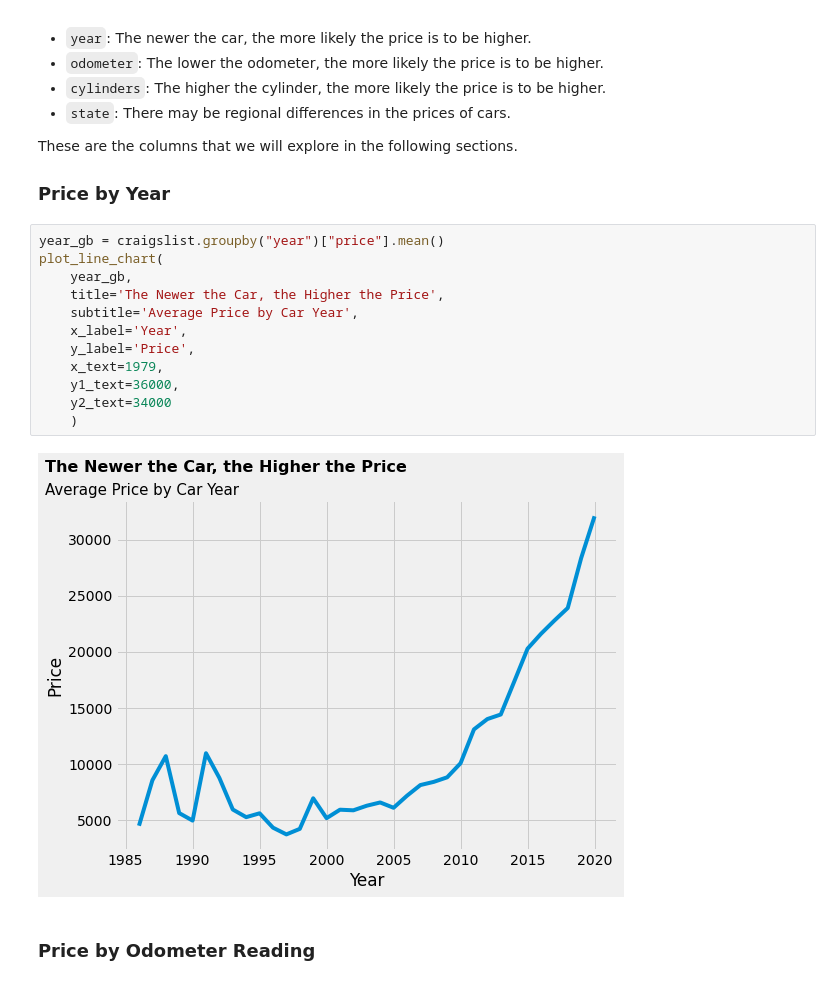
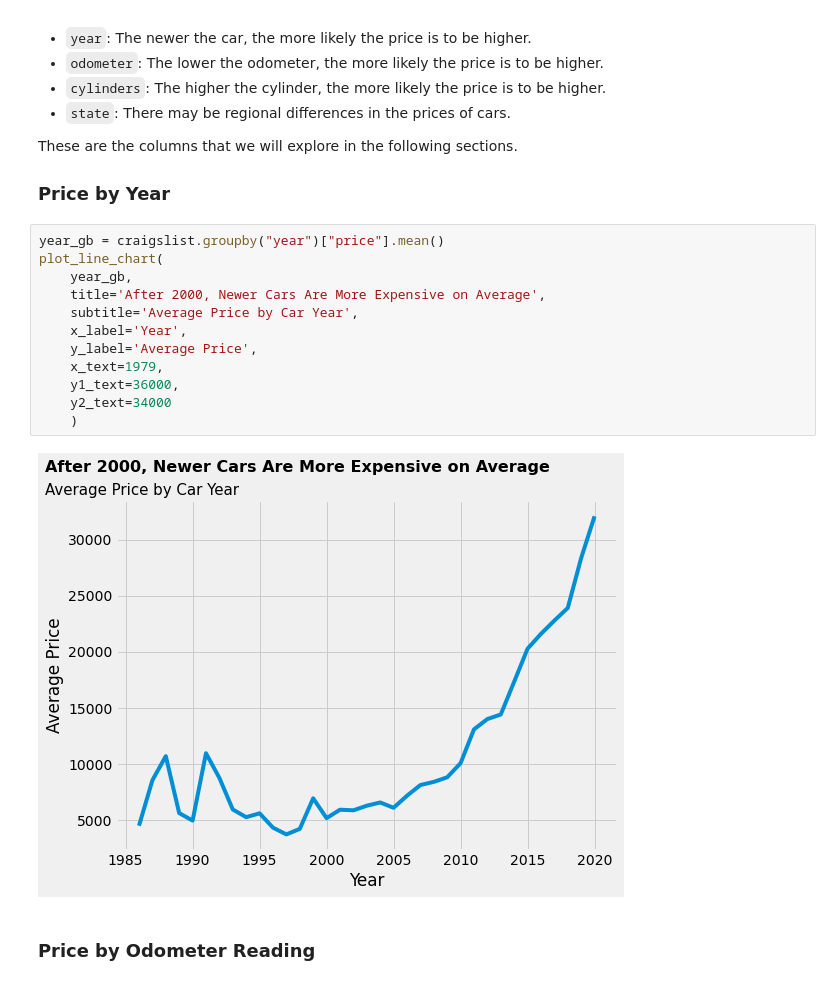
Before and after one commit to vilchezdanny/Daniel_Vilchez_TakeHome, a Jupyter notebook: Daniel_Vilchez_takehome.ipynb, the cells around one changed output. Saved outputs shown, nothing was run; the diff lists cells and outputs as text.

```diff
--- a/Daniel_Vilchez_takehome.ipynb
+++ b/Daniel_Vilchez_takehome.ipynb
@@ -272,17 +272,17 @@ These are the columns that we will explore in the following sections.
 # %%
 year_gb = craigslist.groupby("year")["price"].mean()
 plot_line_chart(
     year_gb,
-    title='The Newer the Car, the Higher the Price',
+    title='After 2000, Newer Cars Are More Expensive on Average',
     subtitle='Average Price by Car Year',
     x_label='Year',
-    y_label='Price',
+    y_label='Average Price',
     x_text=1979,
     y1_text=36000,
     y2_text=34000
     )
 # %% [output]
-[figure, old version]
+[figure, new version]
 # %% [markdown]
 ### Price by Odometer Reading
 # %%
```
Also changed, not shown: parts of 1 cell of this notebook, 3 other files.
